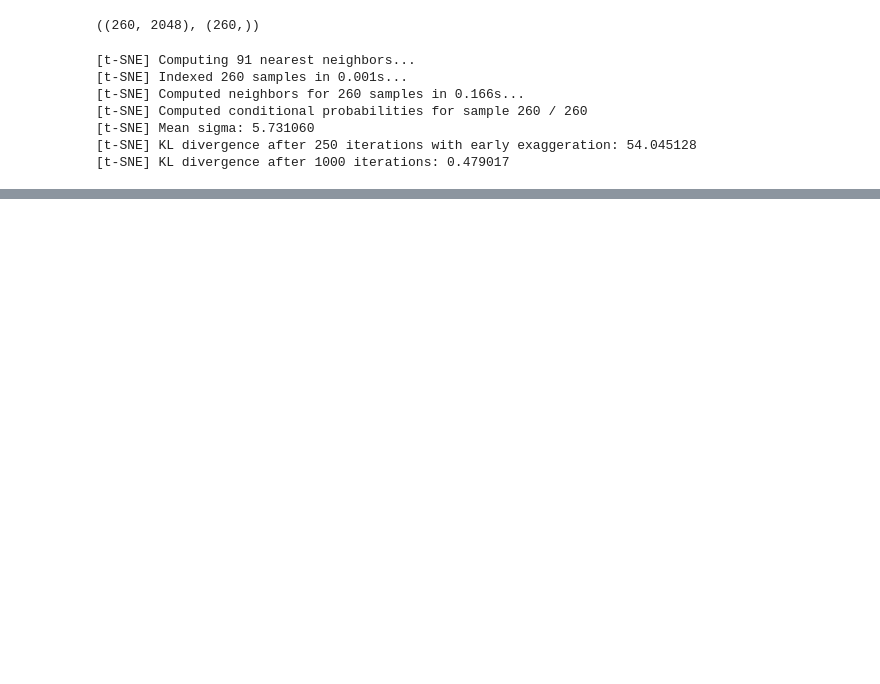
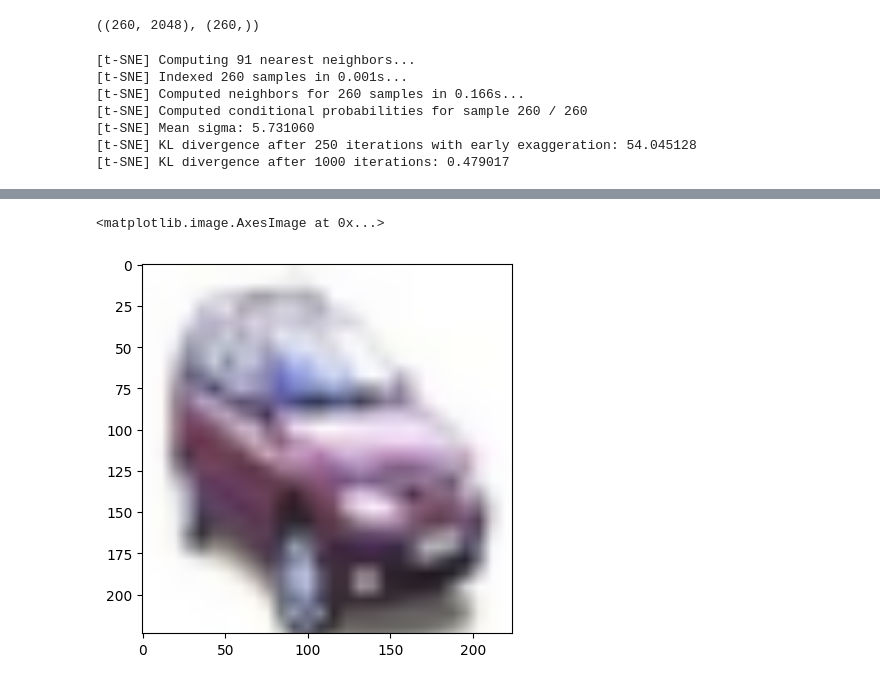
Before and after one commit to Mohammadakhavan75/KEAD, a Jupyter notebook: image_analysis.ipynb, the cells around one changed output, grey strips where cells are left out. Saved outputs shown, nothing was run; the diff lists cells and outputs as text; code cells hidden in the pictures; blank space fills up the shorter version.

```diff
--- a/image_analysis.ipynb
+++ b/image_analysis.ipynb
@@ -376,3 +438,35 @@ fig.show()
 [t-SNE] Mean sigma: 5.731060
 [t-SNE] KL divergence after 250 iterations with early exaggeration: 54.045128
 [t-SNE] KL divergence after 1000 iterations: 0.479017
+# %%
+x = np.concatenate((np.array(imgs_out), np.array(n_imgs_out)), axis=0)
+y = np.concatenate((np.ones(len(imgs_out)), np.zeros(len(n_imgs_out))), axis=0)
+
+tsne = TSNE(n_components=2, verbose=1, random_state=123, learning_rate='auto')
+z = tsne.fit_transform(x)
+df = pd.DataFrame()
+df["y"] = y
+df["component_1"] = z[:,0]
+df["component_2"] = z[:,1]
+label_str = []
+for l in df.y.tolist():
+    if l == 1:
+        label_str.append('0')
+    else:
+        label_str.append('1')
+
+fig = px.scatter(data_frame=df, x="component_1", y="component_2", color=label_str,
+           labels={
+                     "component_1": "Component 1",
+                     "component_2": "Component 2",
+                 },
+            # title="",
+            width=1024, height=1024)
+
+fig.update_layout(
+    font=dict(
+        size=22,  # Set the font size here
+    )
+)
+fig.show()
+# fig.write_image(original_path+prefix_path+config_path+"{}_vs_{}_tsne.png".format(class1, class2))
@@ -378,0 +1088,5 @@ fig.show()
+# %%
+plt.imshow(imgs[0].permute(1,2,0).cpu().detach().numpy())
+# %% [output]
+<matplotlib.image.AxesImage at 0x...>
+[figure, added]
```
Also changed, not shown: parts of 20 cells of this notebook.
